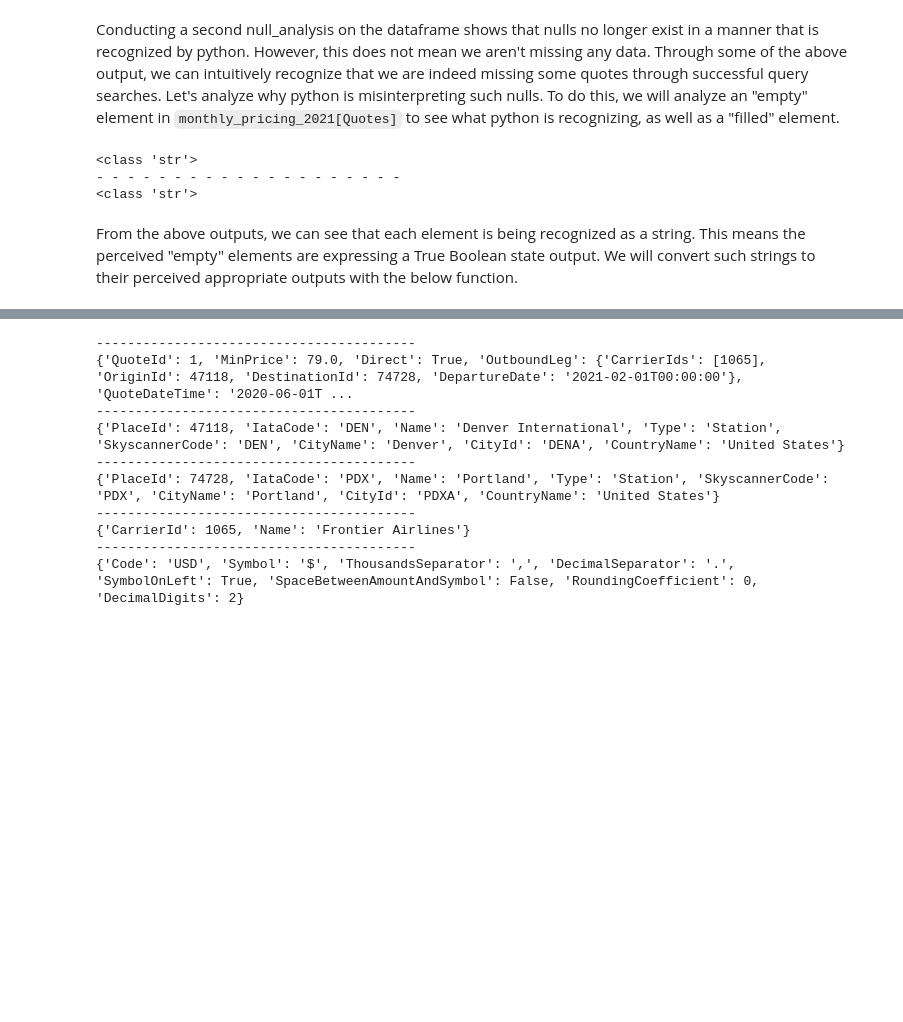
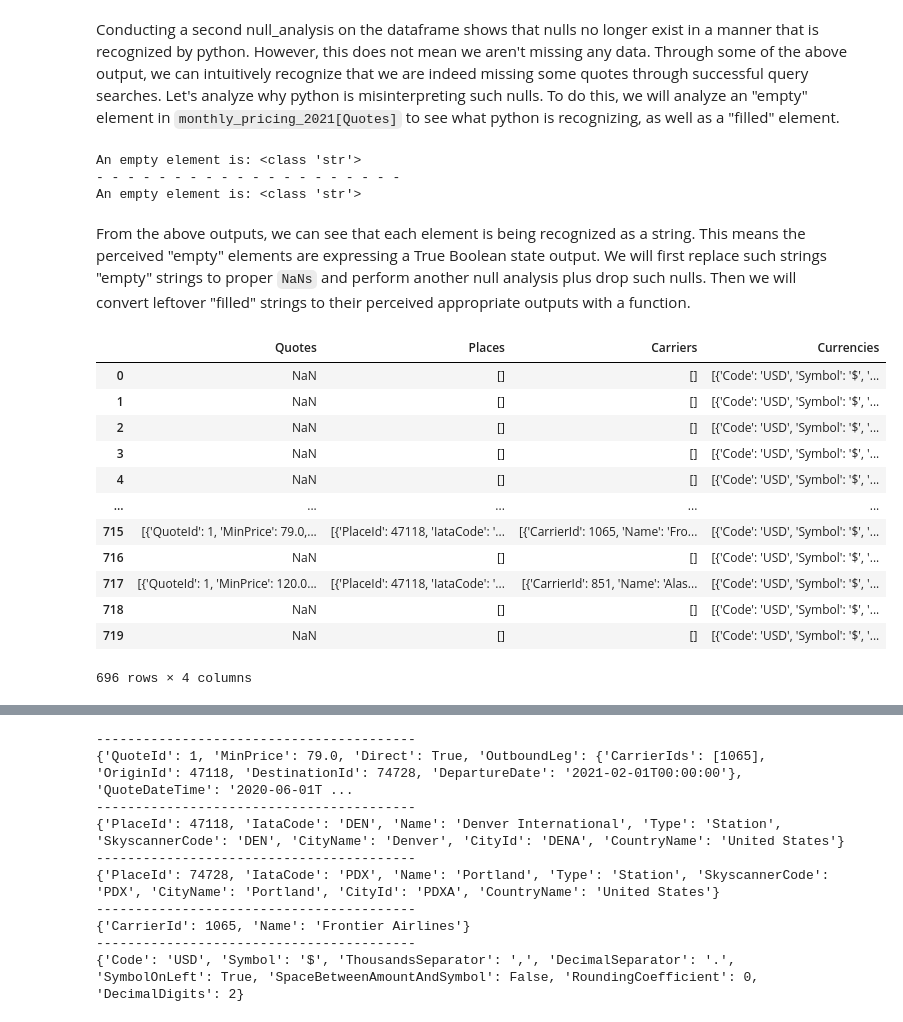
Before and after one commit to chriskuz/ga_capstone, a Jupyter notebook: code/project_notebook.ipynb, the cells around one changed output, grey strips where cells are left out. Drawn from its saved outputs; the diff is of its cells as text; code cells hidden in the pictures; blank space fills up the shorter version.

```diff
--- a/code/project_notebook.ipynb
+++ b/code/project_notebook.ipynb
@@ -589,12 +589,30 @@ Currencies    0.0
 # %% [markdown]
 Conducting a second null_analysis on the dataframe shows that nulls no longer exist in a manner that is recognized by python. However, this does not mean we aren't missing any data. Through some of the above output, we can intuitively recognize that we are indeed missing some quotes through successful query searches. Let's analyze why python is misinterpreting such nulls. To do this, we will analyze an "empty" element in `monthly_pricing_2021[Quotes]` to see what python is recognizing, as well as a "filled" element.
 # %%
-print(type(monthly_pricing_2021.loc[0, 'Quotes']))
+print(f"An empty element is: {type(monthly_pricing_2021.loc[0, 'Quotes'])}")
 print('- - - - - - - - - - - - - - - - - - - -')
-print(type(monthly_pricing_2021.loc[715, 'Quotes']))
+print(f"An empty element is: {type(monthly_pricing_2021.loc[715, 'Quotes'])}")
 # %% [output]
-<class 'str'>
+An empty element is: <class 'str'>
 - - - - - - - - - - - - - - - - - - - -
-<class 'str'>
+An empty element is: <class 'str'>
 # %% [markdown]
-From the above outputs, we can see that each element is being recognized as a string. This means the perceived "empty" elements are expressing a True Boolean state output. We will convert such strings to their perceived appropriate outputs with the below function.
+From the above outputs, we can see that each element is being recognized as a string. This means the perceived "empty" elements are expressing a True Boolean state output. We will first replace such strings "empty" strings to proper `NaNs` and perform another null analysis plus drop such nulls. Then we will convert leftover "filled" strings to their perceived appropriate outputs with a function.
+# %%
+monthly_pricing_2021['Quotes'] = monthly_pricing_2021['Quotes'].replace("NaN", np.nan)
+# %%
+monthly_pricing_2021
+# %% [output]
+|  | Quotes | Places | Carriers | Currencies |
+| 0 | NaN | [] | [] | [{'Code': 'USD', 'Symbol': '$', '... |
+| 1 | NaN | [] | [] | [{'Code': 'USD', 'Symbol': '$', '... |
+| 2 | NaN | [] | [] | [{'Code': 'USD', 'Symbol': '$', '... |
+| 3 | NaN | [] | [] | [{'Code': 'USD', 'Symbol': '$', '... |
+| 4 | NaN | [] | [] | [{'Code': 'USD', 'Symbol': '$', '... |
+| ... | ... | ... | ... | ... |
+| 715 | [{'QuoteId': 1, 'MinPrice': 79.0,... | [{'PlaceId': 47118, 'IataCode': '... | [{'CarrierId': 1065, 'Name': 'Fro... | [{'Code': 'USD', 'Symbol': '$', '... |
+| 716 | NaN | [] | [] | [{'Code': 'USD', 'Symbol': '$', '... |
+| 717 | [{'QuoteId': 1, 'MinPrice': 120.0... | [{'PlaceId': 47118, 'IataCode': '... | [{'CarrierId': 851, 'Name': 'Alas... | [{'Code': 'USD', 'Symbol': '$', '... |
+| 718 | NaN | [] | [] | [{'Code': 'USD', 'Symbol': '$', '... |
+| 719 | NaN | [] | [] | [{'Code': 'USD', 'Symbol': '$', '... |
+696 rows × 4 columns
```
Also changed, not shown: parts of 13 cells of this notebook.
